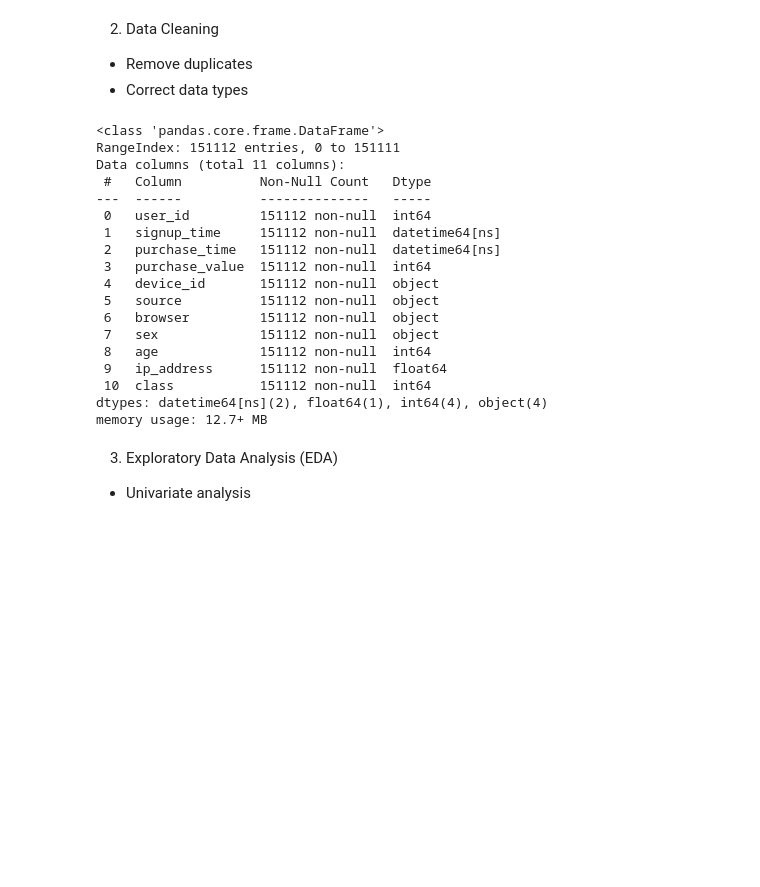
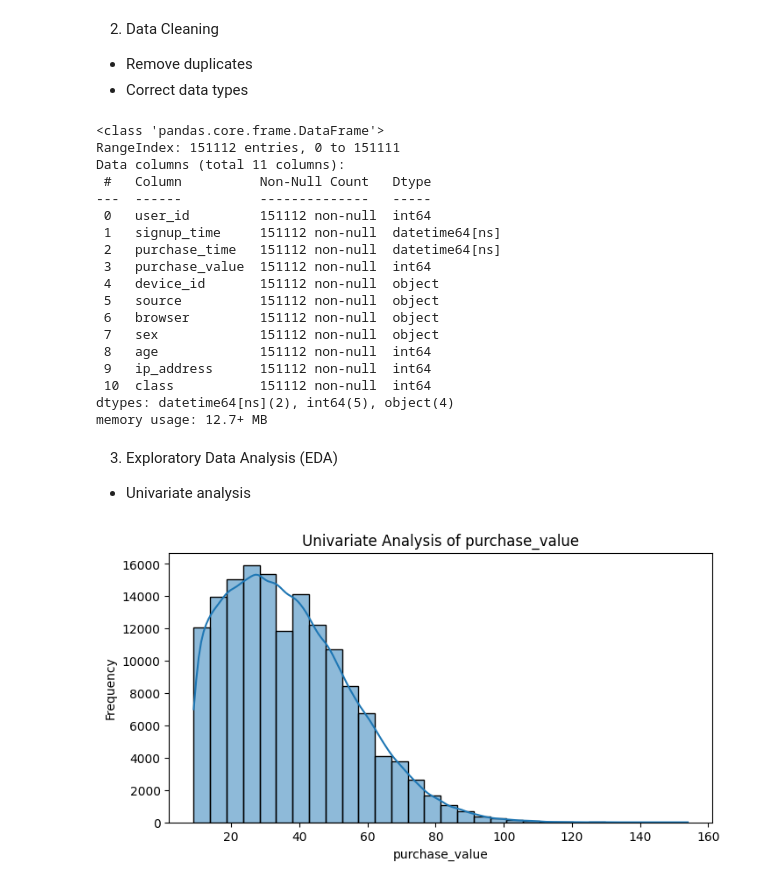
Before and after one commit to bettyabay/Adey-Innovations-Fraud-Detection, a Jupyter notebook: notebook/eda.ipynb, the cells around one changed output. Cells and saved outputs as stored; diff of their text form; code cells hidden in the pictures; blank space fills up the shorter version.

Commit message:
made some correction and insights in the eda for further analysis.

```diff
--- a/notebook/eda.ipynb
+++ b/notebook/eda.ipynb
@@ -167,6 +167,7 @@ helps understand the distribution of fraud vs non-fraud transactions
 fraud_df = remove_duplicates(fraud_df)
 # %%
 fraud_df = correct_data_types(fraud_df)
+fraud_df['ip_address'] = fraud_df['ip_address'].astype(int)
 # %%
 fraud_df.info()
 # %% [output]
@@ -184,10 +185,14 @@ Data columns (total 11 columns):
  6   browser         151112 non-null  object
  7   sex             151112 non-null  object
  8   age             151112 non-null  int64
- 9   ip_address      151112 non-null  float64
+ 9   ip_address      151112 non-null  int64
  10  class           151112 non-null  int64
-dtypes: datetime64[ns](2), float64(1), int64(4), object(4)
+dtypes: datetime64[ns](2), int64(5), object(4)
 memory usage: 12.7+ MB
 # %% [markdown]
 3. Exploratory Data Analysis (EDA)
 - Univariate analysis
+# %%
+univariate_analysis(fraud_df, 'purchase_value')
+# %% [output]
+[figure, added]
```
Also changed, not shown: parts of 43 cells of this notebook, 1 other file.
